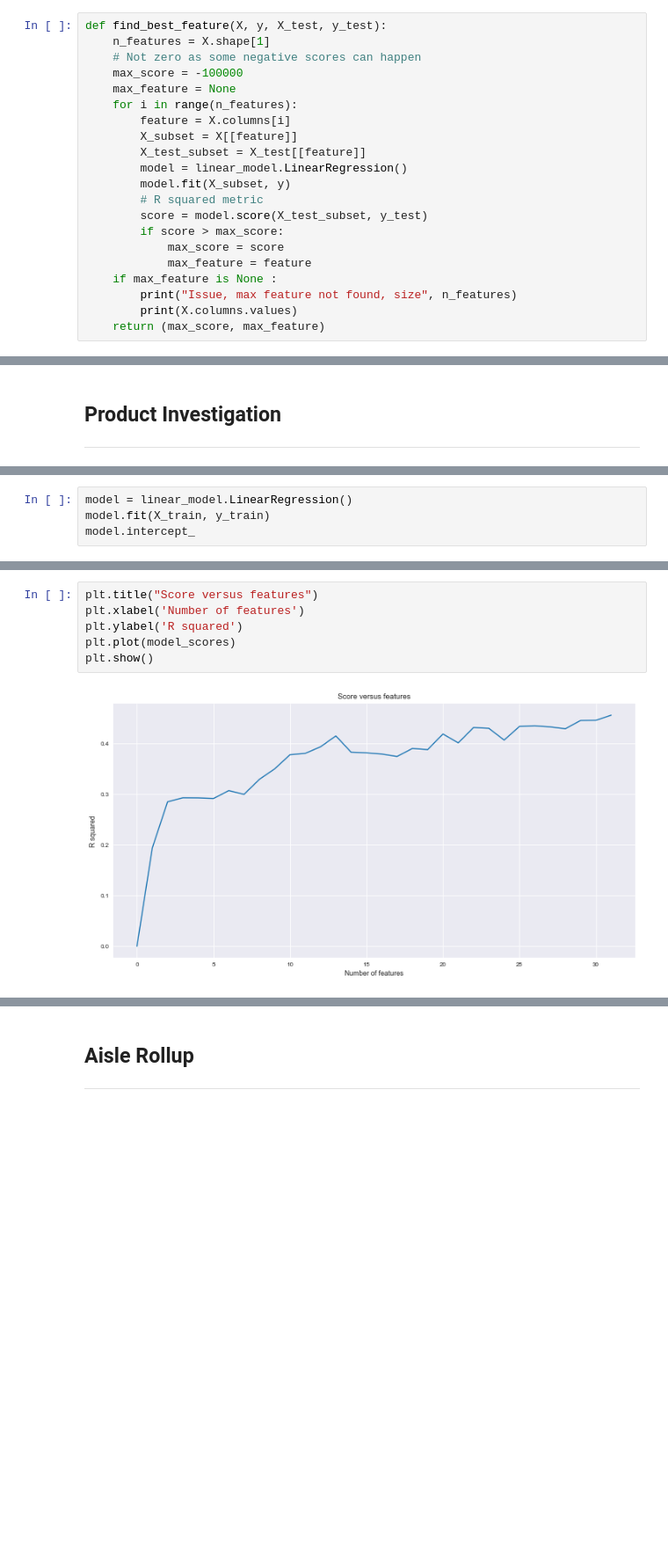
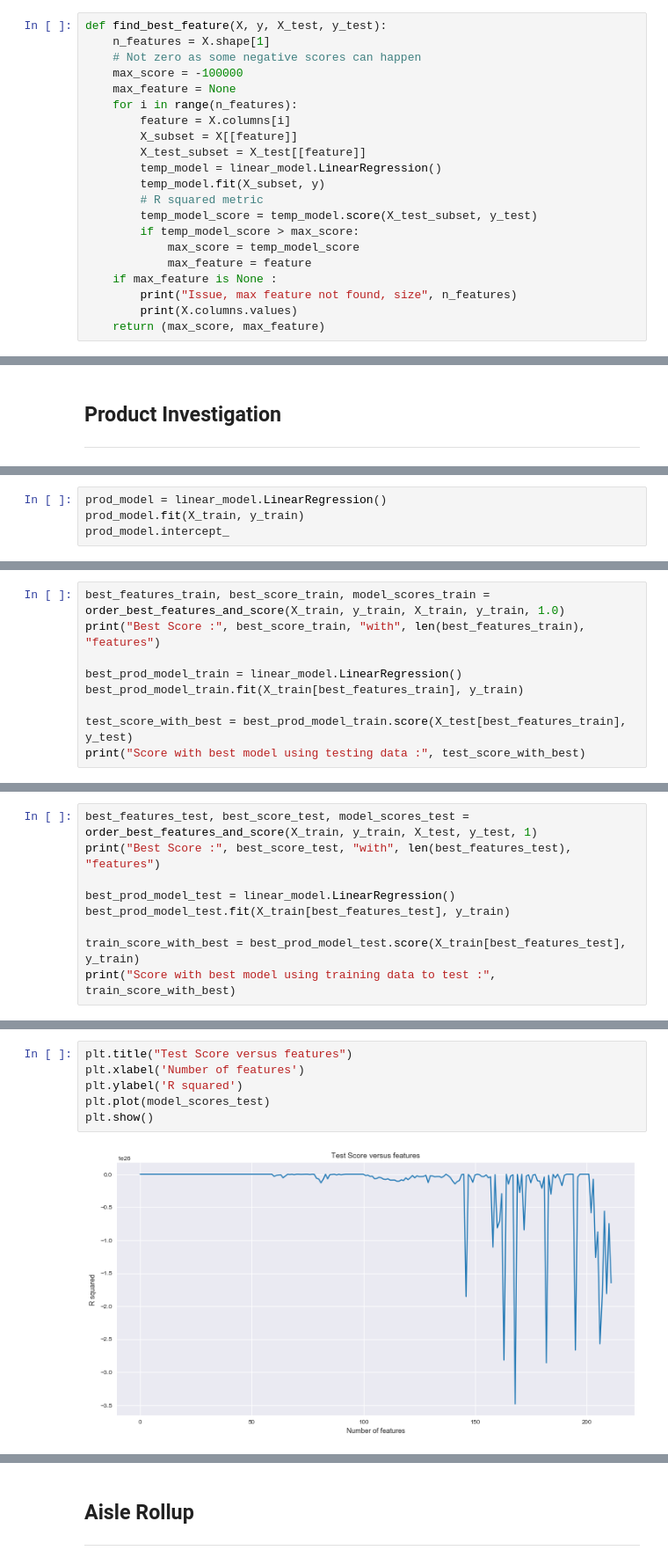
Before and after one commit to 1carew1/instacart_investigation, a Jupyter notebook: Assignment_2_Regression.ipynb, the cells around one changed output, grey strips where cells are left out. Shown at 88% size. Cells and saved outputs as stored; diff of their text form; blank space fills up the shorter version.

```diff
--- a/Assignment_2_Regression.ipynb
+++ b/Assignment_2_Regression.ipynb
@@ -146,12 +146,12 @@ def find_best_feature(X, y, X_test, y_test):
         feature = X.columns[i]
         X_subset = X[[feature]]
         X_test_subset = X_test[[feature]]
-        model = linear_model.LinearRegression()
-        model.fit(X_subset, y)
+        temp_model = linear_model.LinearRegression()
+        temp_model.fit(X_subset, y)
         # R squared metric
-        score = model.score(X_test_subset, y_test)
-        if score > max_score:
-            max_score = score
+        temp_model_score = temp_model.score(X_test_subset, y_test)
+        if temp_model_score > max_score:
+            max_score = temp_model_score
             max_feature = feature
     if max_feature is None :
         print("Issue, max feature not found, size", n_features)
@@ -332,5 +313,5 @@ print(len(X_train))
 # %%
-model = linear_model.LinearRegression()
-model.fit(X_train, y_train)
-model.intercept_
+prod_model = linear_model.LinearRegression()
+prod_model.fit(X_train, y_train)
+prod_model.intercept_
 # %% [output]
@@ -361,0 +353,9 @@ Best Score : 0.45586593824258925
+# %%
+best_features_train, best_score_train, model_scores_train = order_best_features_and_score(X_train, y_train, X_train, y_train, 1.0)
+print("Best Score :", best_score_train, "with", len(best_features_train), "features")
+
+best_prod_model_train = linear_model.LinearRegression()
+best_prod_model_train.fit(X_train[best_features_train], y_train)
+
+test_score_with_best = best_prod_model_train.score(X_test[best_features_train], y_test)
+print("Score with best model using testing data :", test_score_with_best)
@@ -389,0 +381,9 @@ Best Score : 0.45586593824258925
+# %%
+best_features_test, best_score_test, model_scores_test = order_best_features_and_score(X_train, y_train, X_test, y_test, 1)
+print("Best Score :", best_score_test, "with", len(best_features_test), "features")
+
+best_prod_model_test = linear_model.LinearRegression()
+best_prod_model_test.fit(X_train[best_features_test], y_train)
+
+train_score_with_best = best_prod_model_test.score(X_train[best_features_test], y_train)
+print("Score with best model using training data to test :", train_score_with_best)
@@ -390,8 +399,8 @@ Best Score : 0.45586593824258925
 # %%
-plt.title("Score versus features")
+plt.title("Test Score versus features")
 plt.xlabel('Number of features')
 plt.ylabel('R squared')
-plt.plot(model_scores)
+plt.plot(model_scores_test)
 plt.show()
 # %% [output]
-[figure, old version]
+[figure, new version]
```
Also changed, not shown: parts of 59 cells of this notebook.
